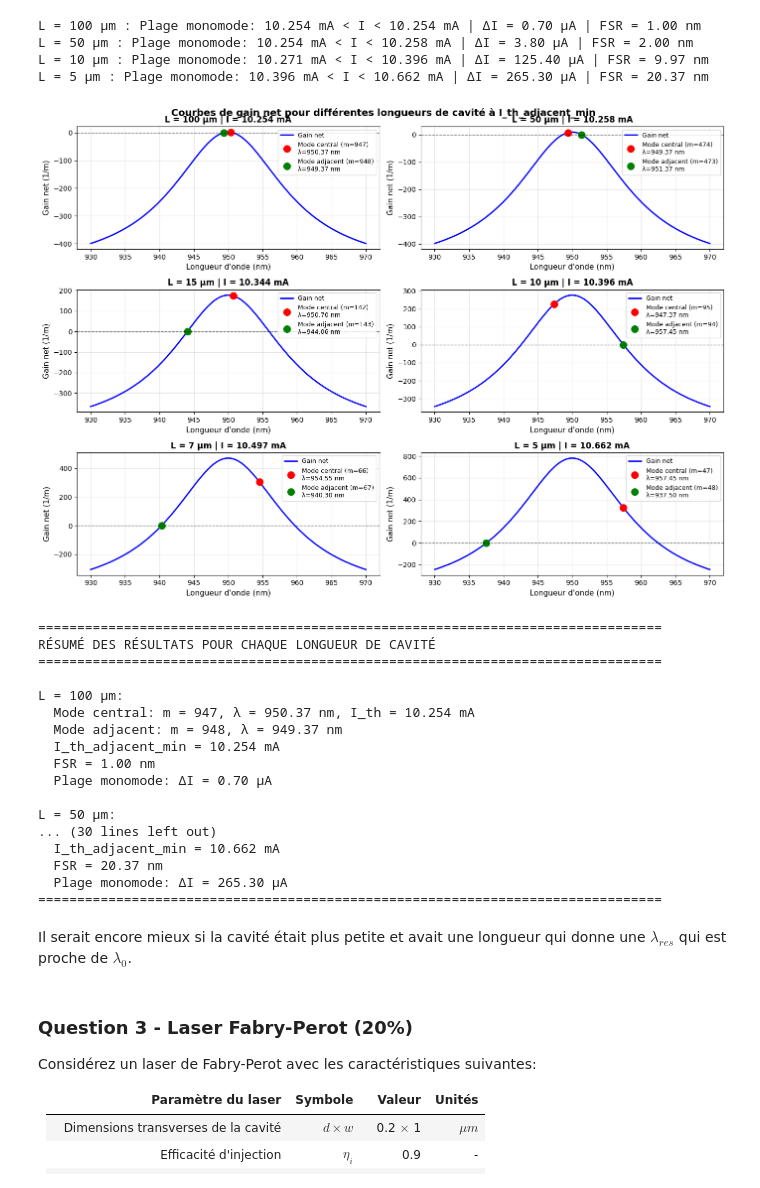
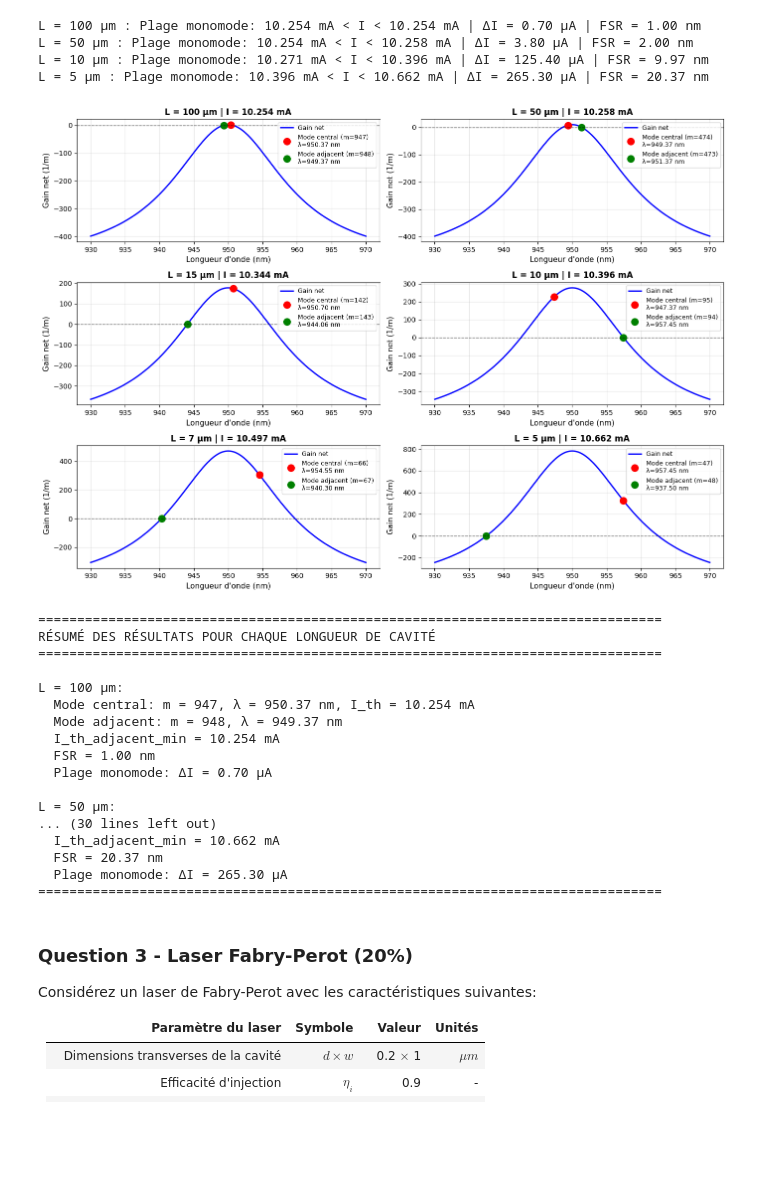
Before and after one commit to Eloi-Blouin/GPH-University-Laval-Course, a Jupyter notebook: Ulaval Session 7 Automne 2025/Optoélectronique/Devoir 3/Devoir_3_opto_2025_ÉB.ipynb, the cells around one changed output. Cells and saved outputs as stored; diff of their text form; code cells hidden in the pictures; blank space fills up the shorter version.

```diff
--- a/Ulaval Session 7 Automne 2025/Optoélectronique/Devoir 3/Devoir_3_opto_2025_ÉB.ipynb
+++ b/Ulaval Session 7 Automne 2025/Optoélectronique/Devoir 3/Devoir_3_opto_2025_ÉB.ipynb
@@ -708,7 +710,4 @@ L = 5 µm : Plage monomode: 10.396 mA < I < 10.662 mA | ΔI = 265.30 μA | FSR =
 # %%
-# Graphiques pour chaque longueur de cavité L_test
-# Affichage de la courbe de gain avec identification des pics central et adjacent
-
 L_test = [100, 50,15, 10, 7, 5]  # en µm
 L_test_meters = [L_val*1e-6 for L_val in L_test]  # Convertir en m
 
@@ -784,8 +783,7 @@ for idx, L_cavity in enumerate(L_test_meters):
     ax.grid(True, alpha=0.3)
 
 plt.tight_layout()
-plt.suptitle('Courbes de gain net pour différentes longueurs de cavité à I_th_adjacent_min',
-             fontsize=14, fontweight='bold', y=1.00)
+
 plt.show()
 
 # Afficher un résumé des informations
@@ -797,34 +795,34 @@ for idx, L_cavity in enumerate(L_test_meters):
     λ_central = (2 * n_g * L_cavity) / m_central
     λ_adjacent_1 = (2 * n_g * L_cavity) / (m_central - 1)
     λ_adjacent_2 = (2 * n_g * L_cavity) / (m_central + 1)
 
     if abs(λ_adjacent_1 - λ_0) < abs(λ_adjacent_2 - λ_0):
         λ_adjacent_closest = λ_adjacent_1
         m_adjacent = m_central - 1
     else:
         λ_adjacent_closest = λ_adjacent_2
         m_adjacent = m_central + 1
 
     λ_centraux_temp = [λ_adjacent_1, λ_central, λ_adjacent_2]
     I_th_centraux_temp = []
     for λ in λ_centraux_temp:
         I_th = find_threshold_current(λ, g_0, λ_0, Δλ, I_tr, Γ, α)
         I_th_centraux_temp.append(I_th)
 
     I_th_central = I_th_centraux_temp[1]
     I_th_adjacent_min = min(I_th_centraux_temp[0], I_th_centraux_temp[2])
 
     FSR = calculate_FSR(λ_central, L_cavity, n_g)
 
     print(f"\nL = {L_test[idx]} µm:")
     print(f"  Mode central: m = {m_central}, λ = {λ_central*1e9:.2f} nm, I_th = {I_th_central*1e3:.3f} mA")
     print(f"  Mode adjacent: m = {m_adjacent}, λ = {λ_adjacent_closest*1e9:.2f} nm")
     print(f"  I_th_adjacent_min = {I_th_adjacent_min*1e3:.3f} mA")
     print(f"  FSR = {FSR*1e9:.2f} nm")
     print(f"  Plage monomode: ΔI = {np.abs(I_th_adjacent_min - I_th_central)*1e6:.2f} µA")
 print("="*80)
 # %% [output]
-[figure, old version]
+[figure, new version]
 ================================================================================
 RÉSUMÉ DES RÉSULTATS POUR CHAQUE LONGUEUR DE CAVITÉ
 ================================================================================
@@ -842,8 +840,6 @@ L = 50 µm:
   FSR = 20.37 nm
   Plage monomode: ΔI = 265.30 µA
 ================================================================================
-# %% [markdown]
-Il serait encore mieux si la cavité était plus petite et avait une longueur qui donne une $λ_{res}$ qui est proche de $λ_0$.
 # %%
 #reset_globals_variables()
 # %% [markdown]
```
Also changed, not shown: parts of 5 cells of this notebook.
